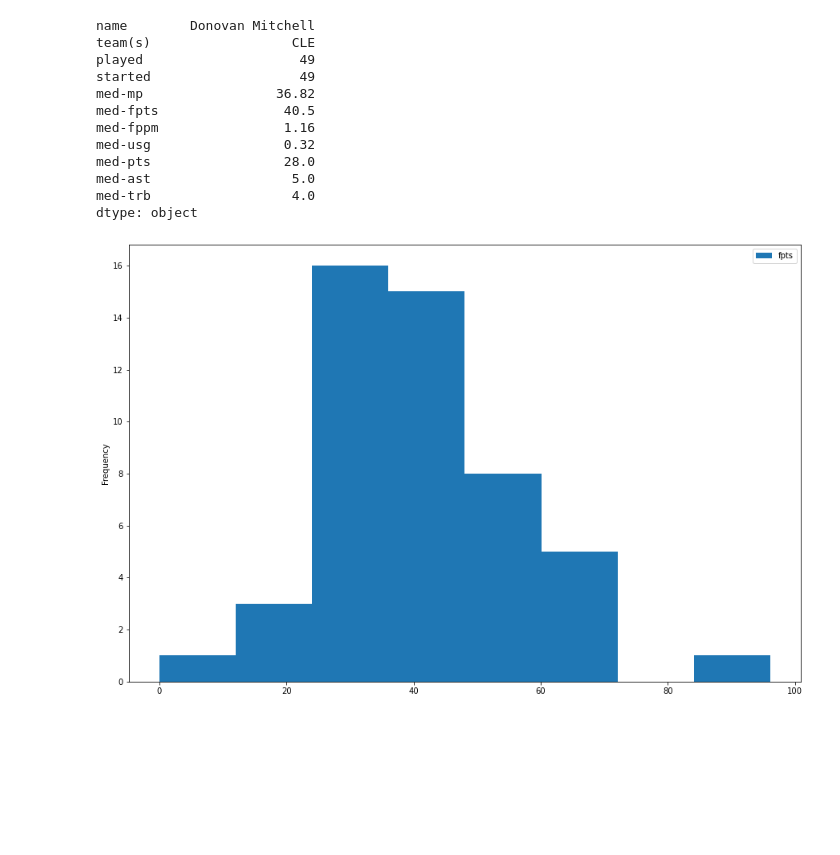
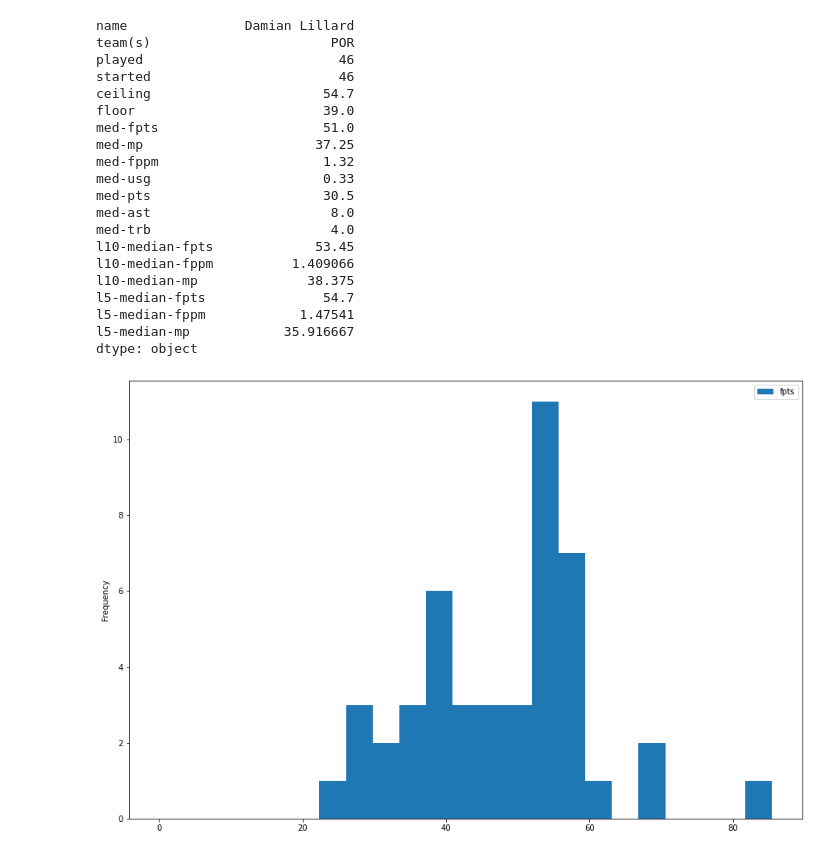
Before and after one commit to jackdegen/nba-demo, a Jupyter notebook: src/analyzing-players.ipynb, the cells around one changed output. Saved outputs shown, nothing was run; the diff lists cells and outputs as text; code cells hidden in the pictures; blank space fills up the shorter version.

```diff
--- a/src/analyzing-players.ipynb
+++ b/src/analyzing-players.ipynb
@@ -8,10 +8,16 @@ from file_manager import FileManager
 fm = FileManager()
 # %%
 # Pass in player dataframe
-def create_overview(df: pd.DataFrame):
+def overview(df: pd.DataFrame):
     infocols: list[str,...] = ['date', 'name', 'team', 'opp', 'starter']
     statcols: list[str,...] = [col for col in df.columns if col not in infocols]
 
+    last10: list[str,...] = list((df
+                                  .sort_values('date', ascending=False)
+                                  ['date']
+                                 ))[:10]
+
+    last5: list[str,...] = last10[:5]
 
     # overview
     ov: dict[str,str|int|float] = {
@@ -21,10 +27,20 @@ def create_overview(df: pd.DataFrame):
         'started': len(df.loc[df['starter']==1])
     }
 
+    distro: pd.Series = df['fpts'].describe().round(1)
+
     ov: dict[str, str|int|float] = {
         **ov,
+        **{'ceiling': distro['75%'],'floor': distro['25%']},
         **{f'med-{stat}': np.median(df[stat]).round(2) for stat in statcols},
-        # **{f'avg-{stat}': np.mean(df[stat]).round(2) for stat in ('fpts', 'mp')}
+        **{
+            f'l10-median-{stat}': np.median(df.loc[df['date'].isin(last10),stat])
+            for stat in ('fpts', 'fppm', 'mp')
+        },
+        **{
+            f'l5-median-{stat}': np.median(df.loc[df['date'].isin(last5),stat])
+            for stat in ('fpts', 'fppm', 'mp')
+        }
     }
 
     return pd.Series(ov)
@@ -37,8 +53,8 @@ def view_player(name: str, **kwargs):
         'name',
         'team',
         'opp',
+        'fpts',
         'mp',
-        'fpts',
         'fppm',
         'usg',
         'pts',
@@ -62,11 +78,18 @@ def view_player(name: str, **kwargs):
                         [stats]
                        )
 
-    print(create_overview(df))
+
+    ov: pd.Series = overview(df)
+    bins_: int = int(ov['played']) // 2
+    print(ov)
 
     plot: str = kwargs.get('plot', 'histogram')
     plotkwargs = {kw:arg for kw,arg in kwargs.items() if kw not in ('stats','target', 'starter')}
-    figsize = plotkwargs.get('figsize', (15,10))
+
+    plotkwargs = {
+        **plotkwargs,
+        **{'figsize': plotkwargs.get('figsize',(15,10)), 'bins': plotkwargs.get('bins', bins_)}
+    }
 
     target: str = kwargs.get('target', 'fpts')
 
@@ -78,7 +101,7 @@ def view_player(name: str, **kwargs):
                     column=[target],
                     # Nondefault args for hist
                     # bins=plotkwargs.get('bins', 7),
-                    figsize=figsize,
+                    # figsize=figsize,
                     **plotkwargs
                 )
                )
@@ -86,28 +109,36 @@ def view_player(name: str, **kwargs):
     if plot in ('box', 'boxplot'):
         return (df
                 .plot
-                .box(column=[target], figsize=figsize)
+                .box(column=[target],figsize=plotkwargs['figsize'])
                )
 
     return None
 # %%
 view_player(
-    'Donovan Mitchell',
+    'Damian Lillard',
+    # starter=True,
     # plot='box',
-    bins=8,
-    # width=10
+    # bins=46,
 );
 # %% [output]
-name        Donovan Mitchell
-team(s)                  CLE
-played                    49
-started                   49
-med-mp                 36.82
-med-fpts                40.5
-med-fppm                1.16
-med-usg                 0.32
-med-pts                 28.0
-med-ast                  5.0
-med-trb                  4.0
+name               Damian Lillard
+team(s)                       POR
+played                         46
+started                        46
+ceiling                      54.7
+floor                        39.0
+med-fpts                     51.0
+med-mp                      37.25
+med-fppm                     1.32
+med-usg                      0.33
+med-pts                      30.5
+med-ast                       8.0
+med-trb                       4.0
+l10-median-fpts             53.45
+l10-median-fppm          1.409066
+l10-median-mp              38.375
+l5-median-fpts               54.7
+l5-median-fppm            1.47541
+l5-median-mp            35.916667
 dtype: object
-[figure, old version]
+[figure, new version]
```
Also changed, not shown: parts of 5 cells of this notebook, 2 other files.
